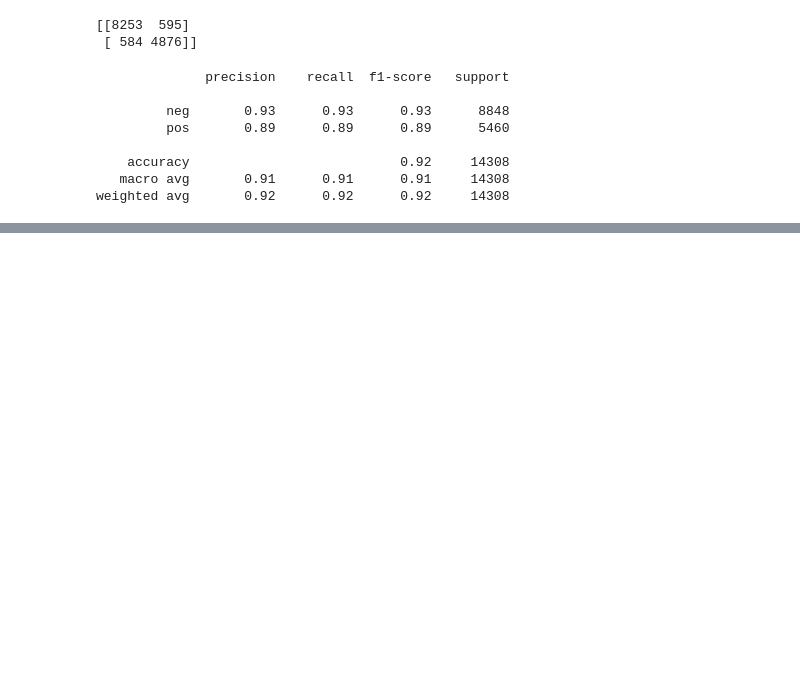
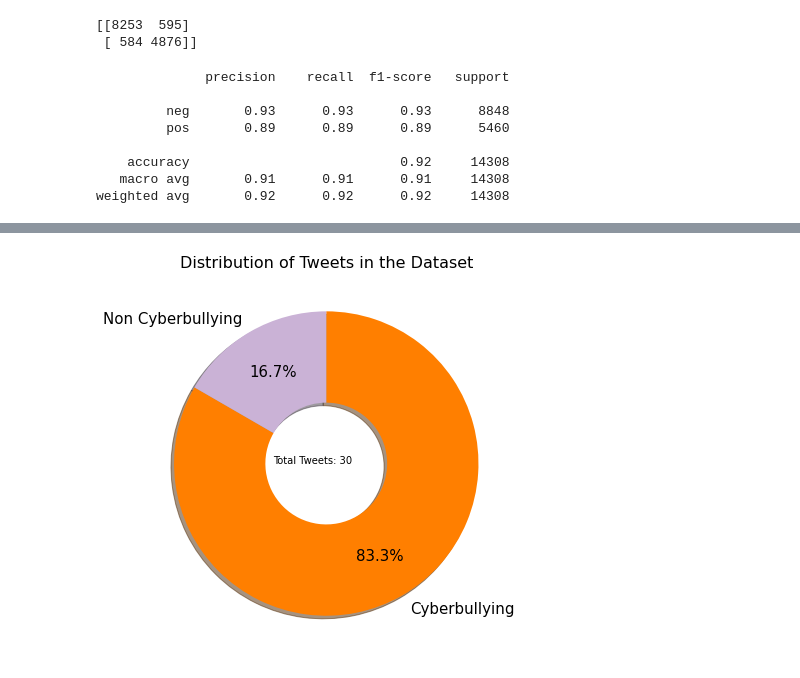
Before and after one commit to rafsandsu/Cyberbullying, a Jupyter notebook: CISC 878 Final Project Code.ipynb, the cells around one changed output, grey strips where cells are left out. Saved outputs shown, nothing was run; the diff lists cells and outputs as text; code cells hidden in the pictures; blank space fills up the shorter version.

```diff
--- a/CISC 878 Final Project Code.ipynb
+++ b/CISC 878 Final Project Code.ipynb
@@ -376,0 +427,12 @@ plt.show()
+# %%
+import seaborn as sns
+df1 = pd.read_csv('newcleaneddata.csv')
+plt.figure(figsize = (7,7))
+sorted_counts = df1['cyberbullyingtype'].value_counts()
+plt.pie(sorted_counts, labels = sorted_counts.index, startangle = 90, counterclock = False, wedgeprops = {'width' : 0.6},
+       autopct='%1.1f%%', pctdistance = 0.7, textprops = {'color': 'black', 'fontsize' : 15}, shadow = True,
+        colors = sns.color_palette("Paired")[7:])
+plt.text(x = -0.35, y = 0, s = 'Total Tweets: {}'.format(df.shape[0]))
+plt.title('Distribution of Tweets in the Dataset', fontsize = 16);
+# %% [output]
+[figure, added]
```
Also changed, not shown: parts of 4 cells of this notebook.
